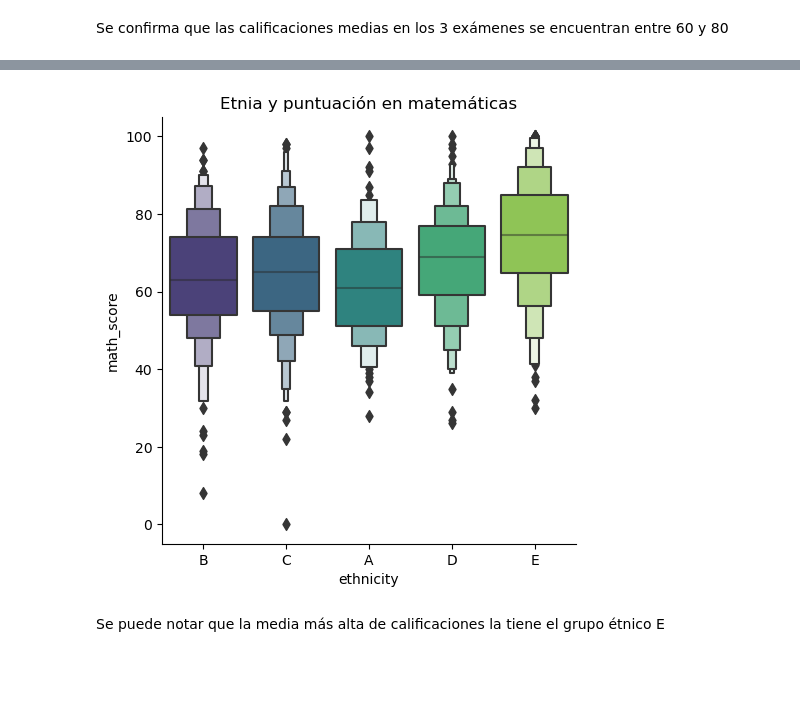
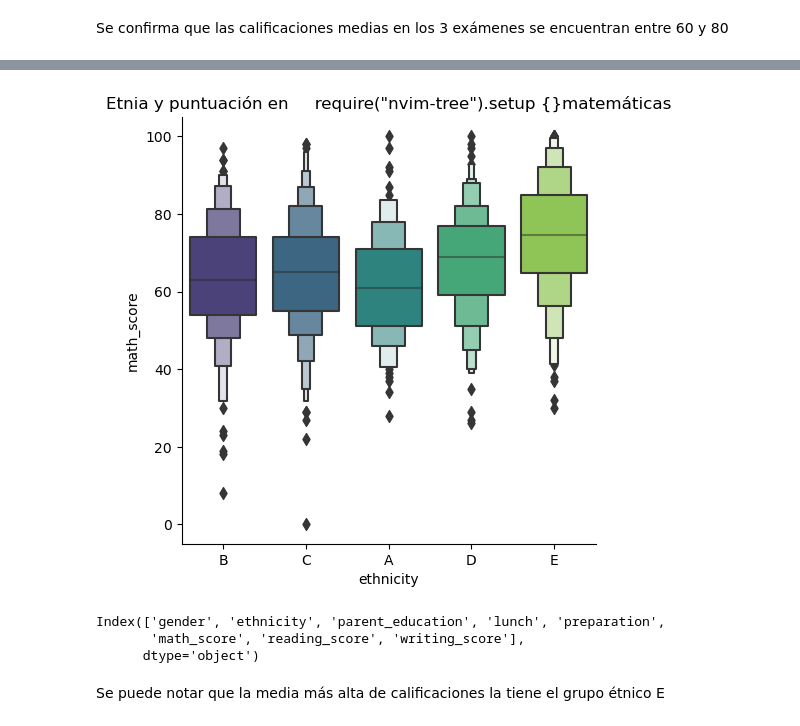
Before and after one commit to MarioChvx/ciencia_de_datos_PAMBAZO, a Jupyter notebook: proyectos/unidad1/proyecto_eda/EDA_Students_performance.ipynb, the cells around one changed output, grey strips where cells are left out. Cells and saved outputs as stored; diff of their text form; code cells hidden in the pictures; blank space fills up the shorter version.

```diff
--- a/proyectos/unidad1/proyecto_eda/EDA_Students_performance.ipynb
+++ b/proyectos/unidad1/proyecto_eda/EDA_Students_performance.ipynb
@@ -282,9 +307,15 @@ Se confirma que las calificaciones medias en los 3 exámenes se encuentran entre
 # %%
 sns.catplot(data=df, x='ethnicity', y='math_score', kind="boxen", palette="viridis")
-plt.title('Etnia y puntuación en matemáticas')
+plt.title('Etnia y puntuación en     require("nvim-tree").setup {}matemáticas')
 plt.show()
 # %% [output]
-[figure, old version]
+[figure, new version]
+# %%
+df.columns
+# %% [output]
+Index(['gender', 'ethnicity', 'parent_education', 'lunch', 'preparation',
+       'math_score', 'reading_score', 'writing_score'],
+      dtype='object')
 # %% [markdown]
 Se puede notar que la media más alta de calificaciones la tiene el grupo étnico E
 # %%
```
Also changed, not shown: parts of 4 cells of this notebook.
